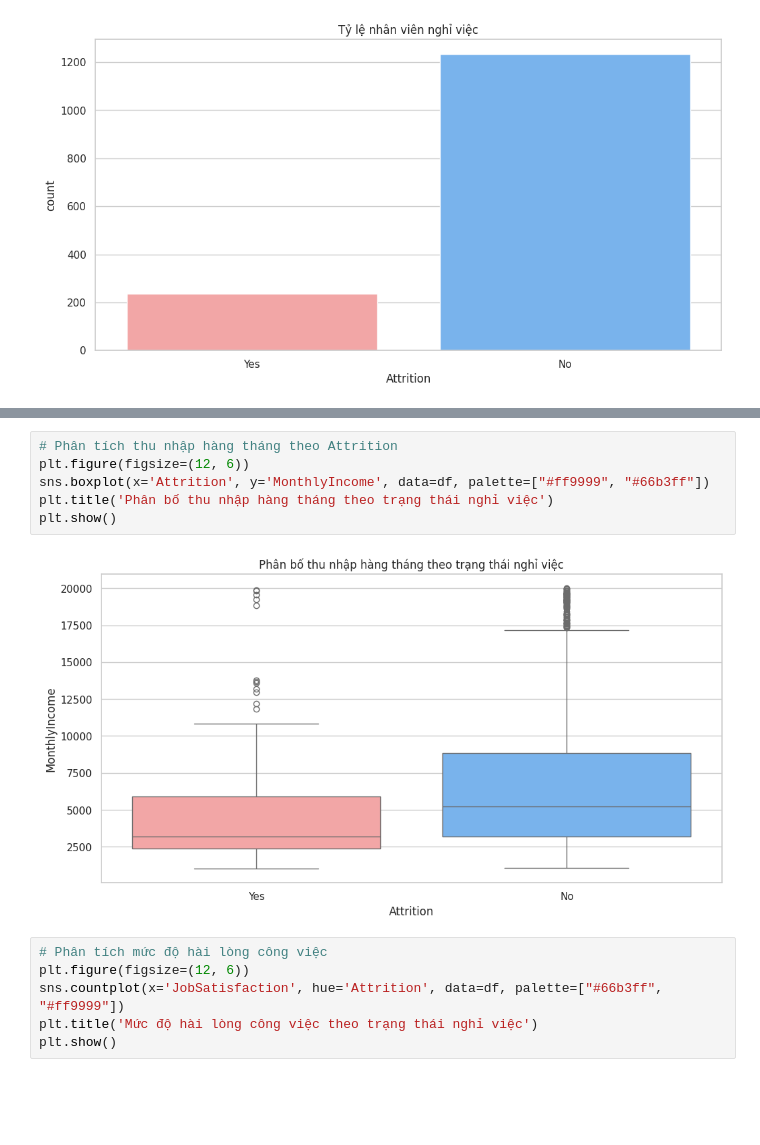
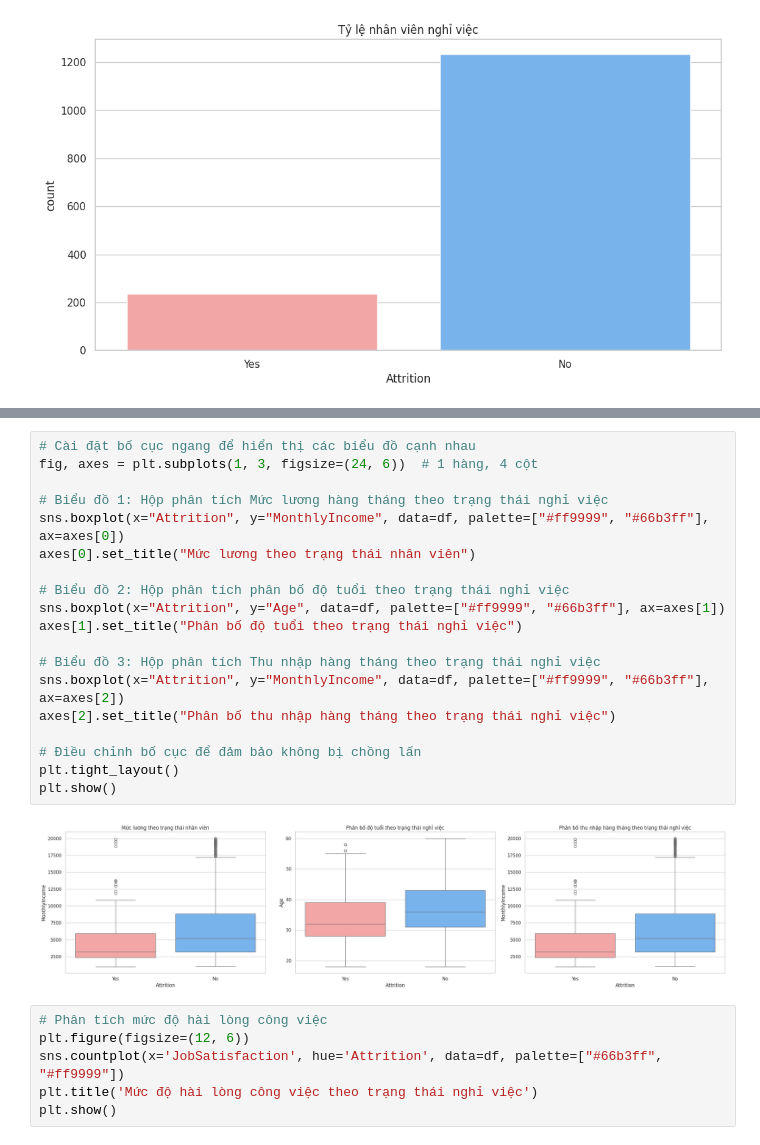
Before and after one commit to hei1sme/MAI391_FINAL_PROJECT, a Jupyter notebook: MAI391_SE194127_project.ipynb, the cells around one changed output, grey strips where cells are left out. Saved outputs shown, nothing was run; the diff lists cells and outputs as text; blank space fills up the shorter version.

```diff
--- a/MAI391_SE194127_project.ipynb
+++ b/MAI391_SE194127_project.ipynb
@@ -182,11 +166,24 @@ plt.show()
-# %%
-# Phân tích thu nhập hàng tháng theo Attrition
-plt.figure(figsize=(12, 6))
-sns.boxplot(x='Attrition', y='MonthlyIncome', data=df, palette=["#ff9999", "#66b3ff"])
-plt.title('Phân bố thu nhập hàng tháng theo trạng thái nghỉ việc')
-plt.show()
-# %% [output]
-[figure, removed]
+# %%
+# Cài đặt bố cục ngang để hiển thị các biểu đồ cạnh nhau
+fig, axes = plt.subplots(1, 3, figsize=(24, 6))  # 1 hàng, 4 cột
+
+# Biểu đồ 1: Hộp phân tích Mức lương hàng tháng theo trạng thái nghỉ việc
+sns.boxplot(x="Attrition", y="MonthlyIncome", data=df, palette=["#ff9999", "#66b3ff"], ax=axes[0])
+axes[0].set_title("Mức lương theo trạng thái nhân viên")
+
+# Biểu đồ 2: Hộp phân tích phân bố độ tuổi theo trạng thái nghỉ việc
+sns.boxplot(x="Attrition", y="Age", data=df, palette=["#ff9999", "#66b3ff"], ax=axes[1])
+axes[1].set_title("Phân bố độ tuổi theo trạng thái nghỉ việc")
+
+# Biểu đồ 3: Hộp phân tích Thu nhập hàng tháng theo trạng thái nghỉ việc
+sns.boxplot(x="Attrition", y="MonthlyIncome", data=df, palette=["#ff9999", "#66b3ff"], ax=axes[2])
+axes[2].set_title("Phân bố thu nhập hàng tháng theo trạng thái nghỉ việc")
+
+# Điều chỉnh bố cục để đảm bảo không bị chồng lấn
+plt.tight_layout()
+plt.show()
+# %% [output]
+[figure, added]
 # %%
 # Phân tích mức độ hài lòng công việc
 plt.figure(figsize=(12, 6))
```
Also changed, not shown: parts of 7 cells of this notebook.
